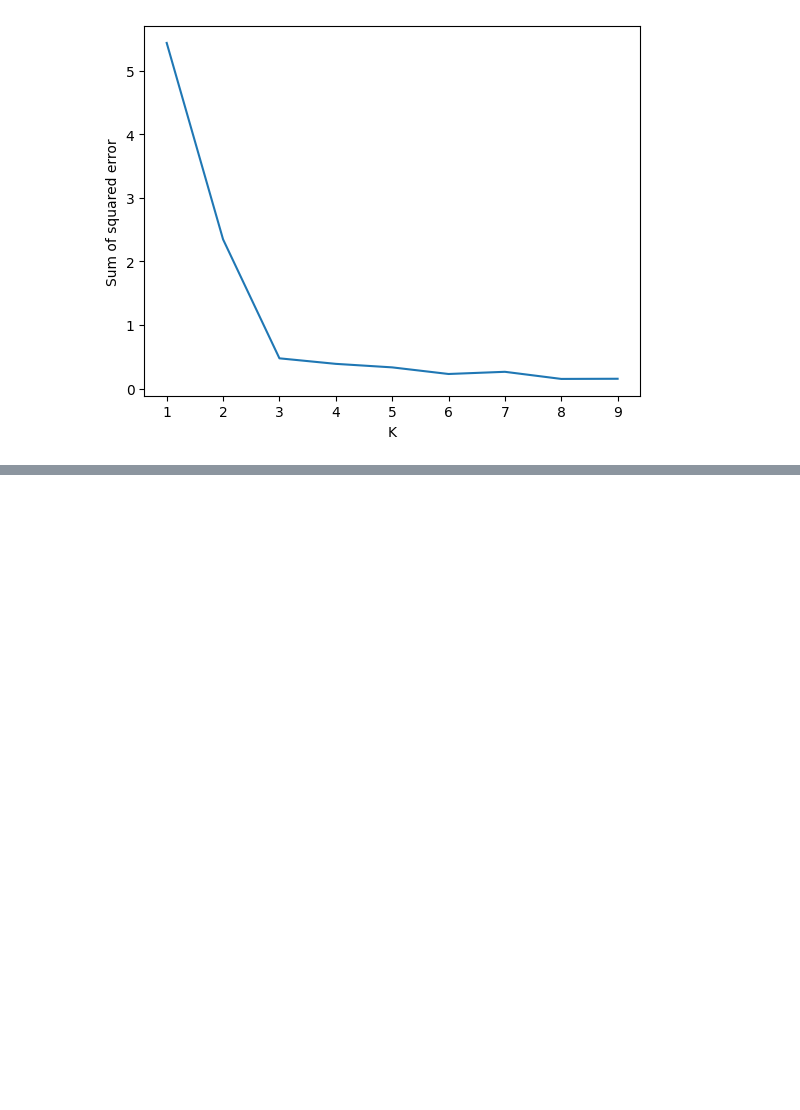
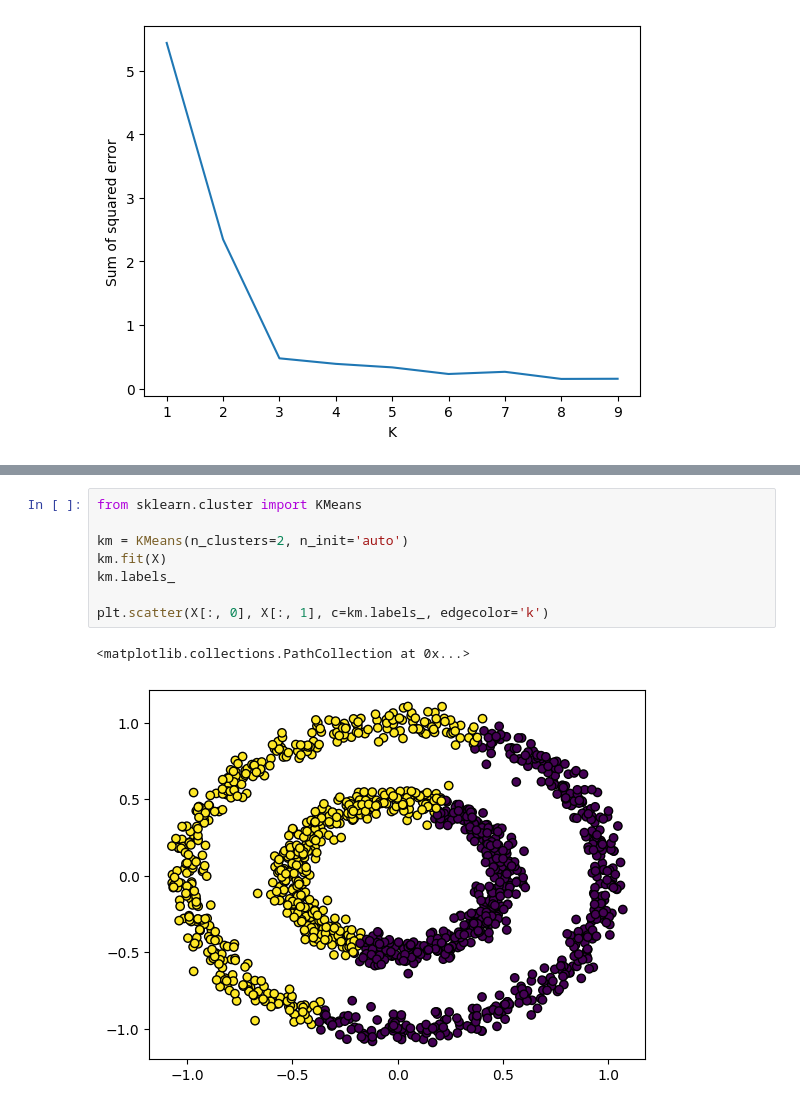
Before and after one commit to ThirumaleshV/AIE, a Jupyter notebook: ML/_7_Unsupervised_learning.ipynb, the cells around one changed output, grey strips where cells are left out. Cells and saved outputs as stored; diff of their text form; blank space fills up the shorter version.

```diff
--- a/ML/_7_Unsupervised_learning.ipynb
+++ b/ML/_7_Unsupervised_learning.ipynb
@@ -446,0 +677,11 @@ plt.show()
+# %%
+from sklearn.cluster import KMeans
+
+km = KMeans(n_clusters=2, n_init='auto')
+km.fit(X)
+km.labels_
+
+plt.scatter(X[:, 0], X[:, 1], c=km.labels_, edgecolor='k')
+# %% [output]
+<matplotlib.collections.PathCollection at 0x...>
+[figure, added]
```
Also changed, not shown: parts of 25 cells of this notebook.
